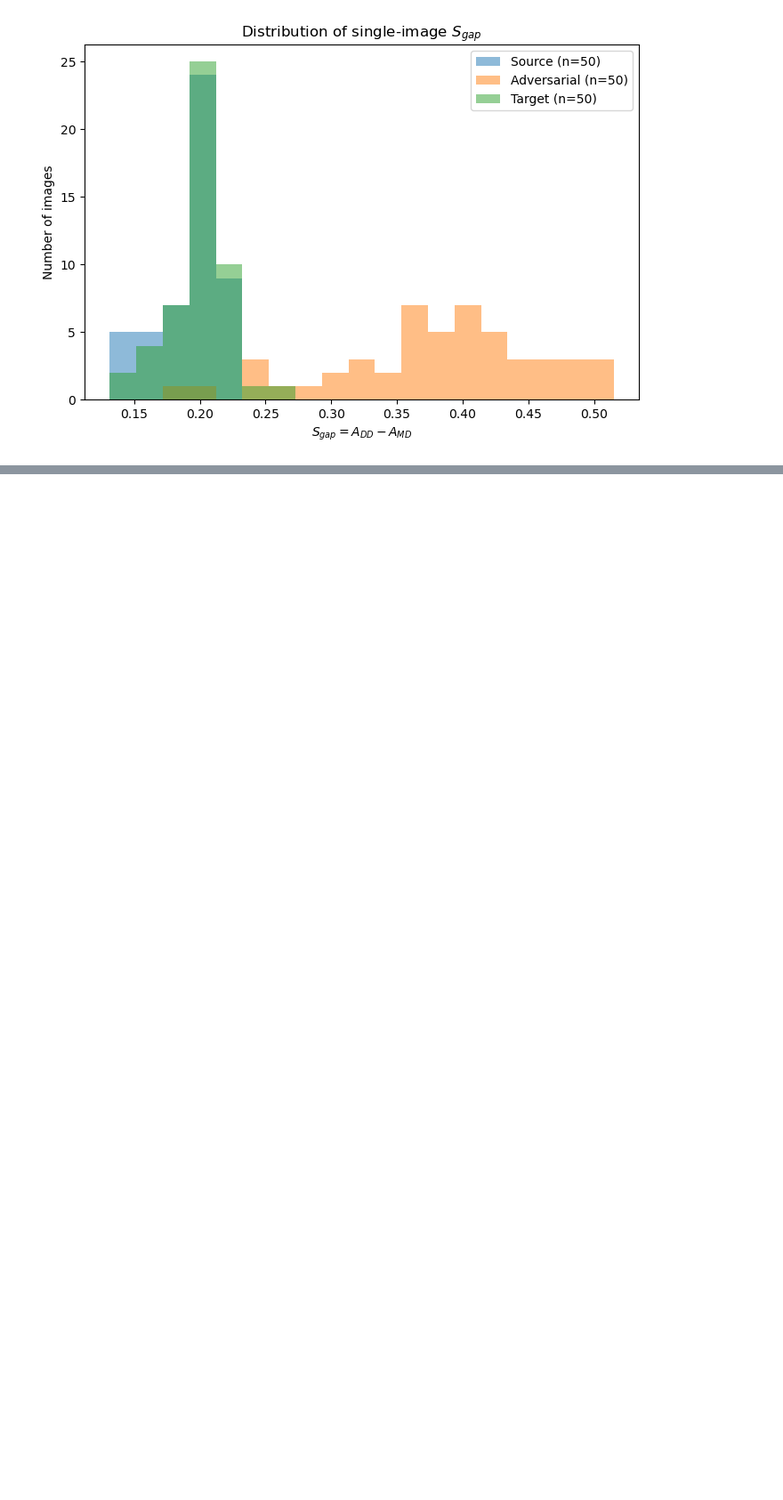
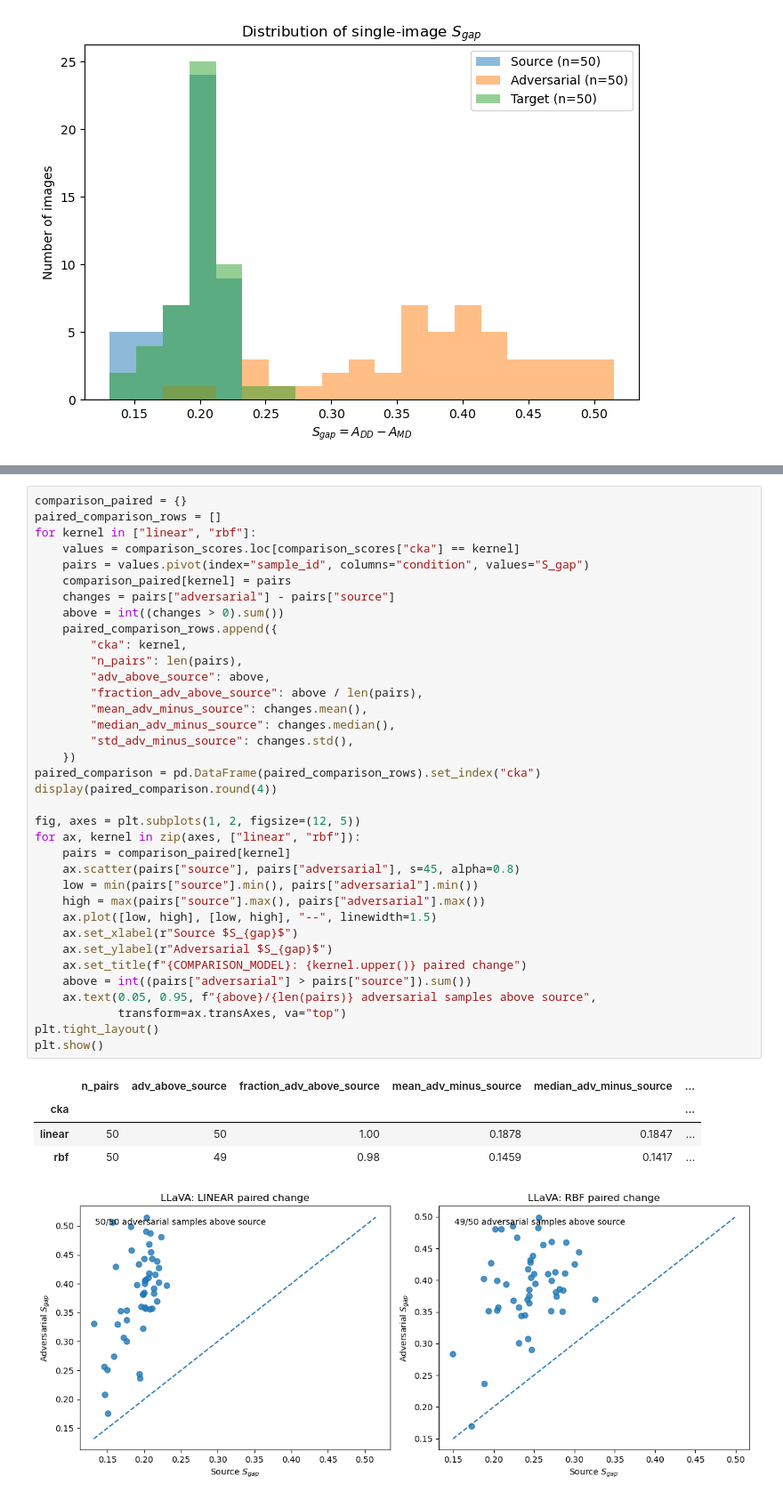
Before and after one commit to anantaraha/amp, a Jupyter notebook: adversarial_mislabeling_attack/llava/test-exp3-analysis.ipynb, the cells around one changed output, grey strips where cells are left out. Shown at 89% size. Cells and saved outputs as stored; diff of their text form; blank space fills up the shorter version.

Commit message:
Update for RBF kernel

```diff
--- a/adversarial_mislabeling_attack/llava/test-exp3-analysis.ipynb
+++ b/adversarial_mislabeling_attack/llava/test-exp3-analysis.ipynb
@@ -108,0 +293,42 @@ plt.show()
+# %%
+comparison_paired = {}
+paired_comparison_rows = []
+for kernel in ["linear", "rbf"]:
+    values = comparison_scores.loc[comparison_scores["cka"] == kernel]
+    pairs = values.pivot(index="sample_id", columns="condition", values="S_gap")
+    comparison_paired[kernel] = pairs
+    changes = pairs["adversarial"] - pairs["source"]
+    above = int((changes > 0).sum())
+    paired_comparison_rows.append({
+        "cka": kernel,
+        "n_pairs": len(pairs),
+        "adv_above_source": above,
+        "fraction_adv_above_source": above / len(pairs),
+        "mean_adv_minus_source": changes.mean(),
+        "median_adv_minus_source": changes.median(),
+        "std_adv_minus_source": changes.std(),
+    })
+paired_comparison = pd.DataFrame(paired_comparison_rows).set_index("cka")
+display(paired_comparison.round(4))
+
+fig, axes = plt.subplots(1, 2, figsize=(12, 5))
+for ax, kernel in zip(axes, ["linear", "rbf"]):
+    pairs = comparison_paired[kernel]
+    ax.scatter(pairs["source"], pairs["adversarial"], s=45, alpha=0.8)
+    low = min(pairs["source"].min(), pairs["adversarial"].min())
+    high = max(pairs["source"].max(), pairs["adversarial"].max())
+    ax.plot([low, high], [low, high], "--", linewidth=1.5)
+    ax.set_xlabel(r"Source $S_{gap}$")
+    ax.set_ylabel(r"Adversarial $S_{gap}$")
+    ax.set_title(f"{COMPARISON_MODEL}: {kernel.upper()} paired change")
+    above = int((pairs["adversarial"] > pairs["source"]).sum())
+    ax.text(0.05, 0.95, f"{above}/{len(pairs)} adversarial samples above source",
+            transform=ax.transAxes, va="top")
+plt.tight_layout()
+plt.show()
+# %% [output]
+|  | n_pairs | adv_above_source | fraction_adv_above_source | mean_adv_minus_source | median_adv_minus_source | ... |
+| cka |  |  |  |  |  | ... |
+| linear | 50 | 50 | 1.00 | 0.1878 | 0.1847 | ... |
+| rbf | 50 | 49 | 0.98 | 0.1459 | 0.1417 | ... |
+[figure, added]
```
Also changed, not shown: parts of 11 cells of this notebook, 8 other files.
